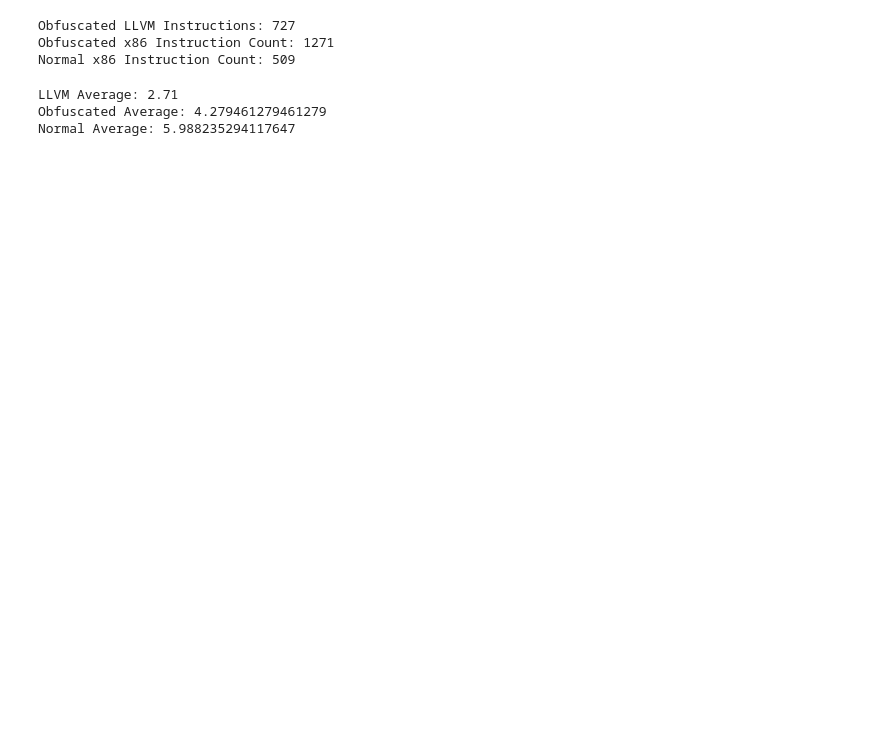
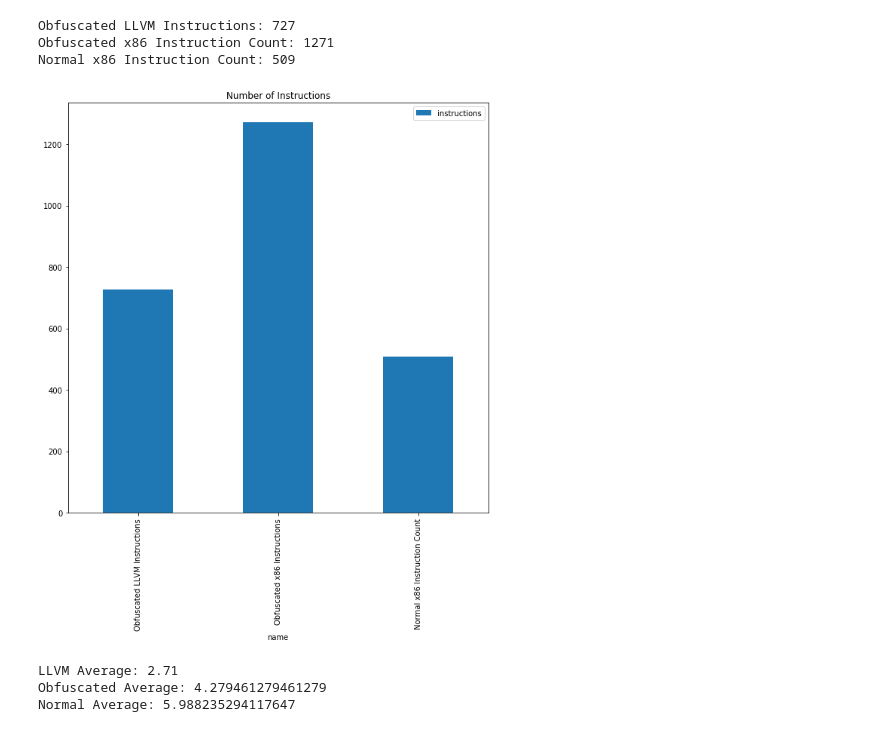
Before and after one commit to Jeffallan/Obfuspy, a Jupyter notebook: data.ipynb, the cells around one changed output. Cells and saved outputs as stored; diff of their text form; code cells hidden in the pictures; blank space fills up the shorter version.

```diff
--- a/data.ipynb
+++ b/data.ipynb
@@ -41,5 +51,13 @@ Normal x86 Instruction Count: {norm_func.instruction_count.sum()}")
 Obfuscated LLVM Instructions: 727
 Obfuscated x86 Instruction Count: 1271
 Normal x86 Instruction Count: 509
+# %%
+instructions = {"name": ["Obfuscated LLVM Instructions", "Obfuscated x86 Instructions", "Normal x86 Instruction Count"],
+                "instructions": [obf_program.llvm_instructions.values[0], obf_func.instruction_count.sum(), norm_func.instruction_count.sum()]
+               }
+frame = pd.DataFrame(instructions)
+plt = frame.plot.bar(x="name", y="instructions", title="Number of Instructions", figsize=(10, 10))
+# %% [output]
+[figure, added]
 # %%
 #Average instruction count
```
Also changed, not shown: parts of 13 cells of this notebook.
